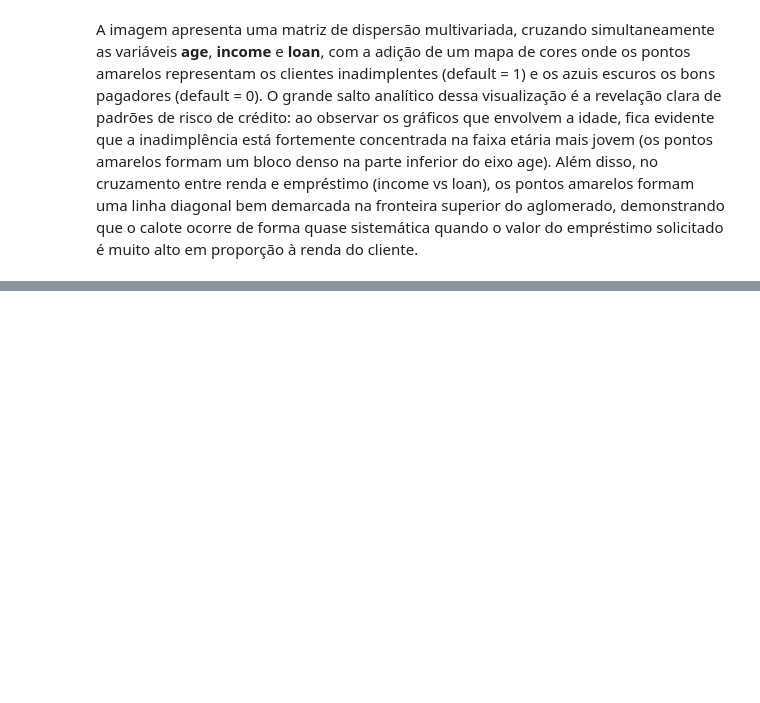
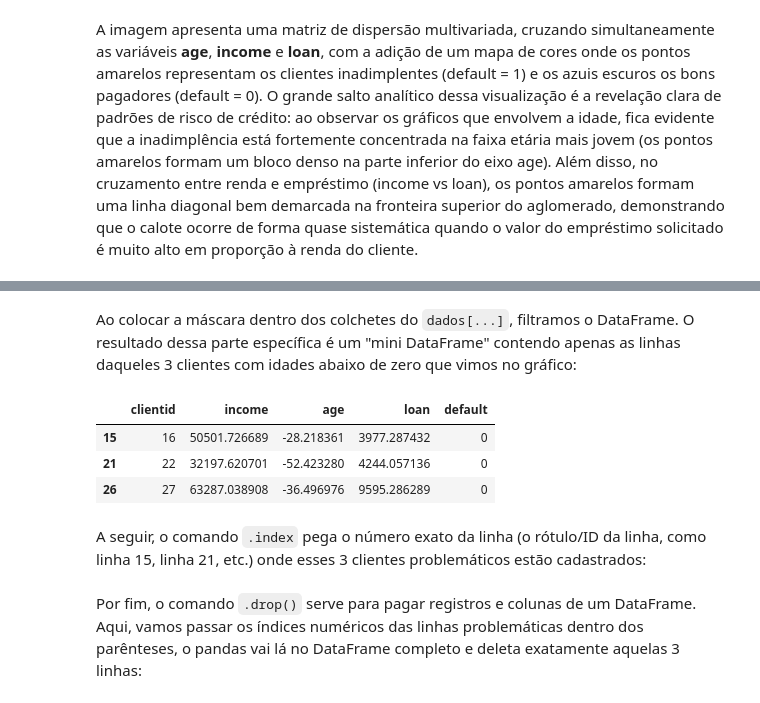
Before and after one commit to MarioViniciusBC/risco_credito, a Jupyter notebook: pre_processamento_dados.ipynb, the cells around one changed output, grey strips where cells are left out. Cells and saved outputs as stored; diff of their text form; code cells hidden in the pictures; blank space fills up the shorter version.

```diff
--- a/pre_processamento_dados.ipynb
+++ b/pre_processamento_dados.ipynb
@@ -193,0 +283,12 @@ A imagem apresenta uma matriz de dispersão multivariada, cruzando simultaneamen
+# %% [markdown]
+Ao colocar a máscara dentro dos colchetes do `dados[...]`, filtramos o DataFrame. O resultado dessa parte específica é um "mini DataFrame" contendo apenas as linhas daqueles 3 clientes com idades abaixo de zero que vimos no gráfico:
+# %%
+# Filtro do DataFrame
+dados[mask]
+# %% [output]
+|  | clientid | income | age | loan | default |
+| 15 | 16 | 50501.726689 | -28.218361 | 3977.287432 | 0 |
+| 21 | 22 | 32197.620701 | -52.423280 | 4244.057136 | 0 |
+| 26 | 27 | 63287.038908 | -36.496976 | 9595.286289 | 0 |
+# %% [markdown]
+A seguir, o comando `.index` pega o número exato da linha (o rótulo/ID da linha, como linha 15, linha 21, etc.) onde esses 3 clientes problemáticos estão cadastrados:
@@ -193,0 +298,2 @@ A imagem apresenta uma matriz de dispersão multivariada, cruzando simultaneamen
+# %% [markdown]
+Por fim, o comando `.drop()` serve para pagar registros e colunas de um DataFrame. Aqui, vamos passar os índices numéricos das linhas problemáticas dentro dos parênteses, o pandas vai lá no DataFrame completo e deleta exatamente aquelas 3 linhas:
```
Also changed, not shown: parts of 28 cells of this notebook.
